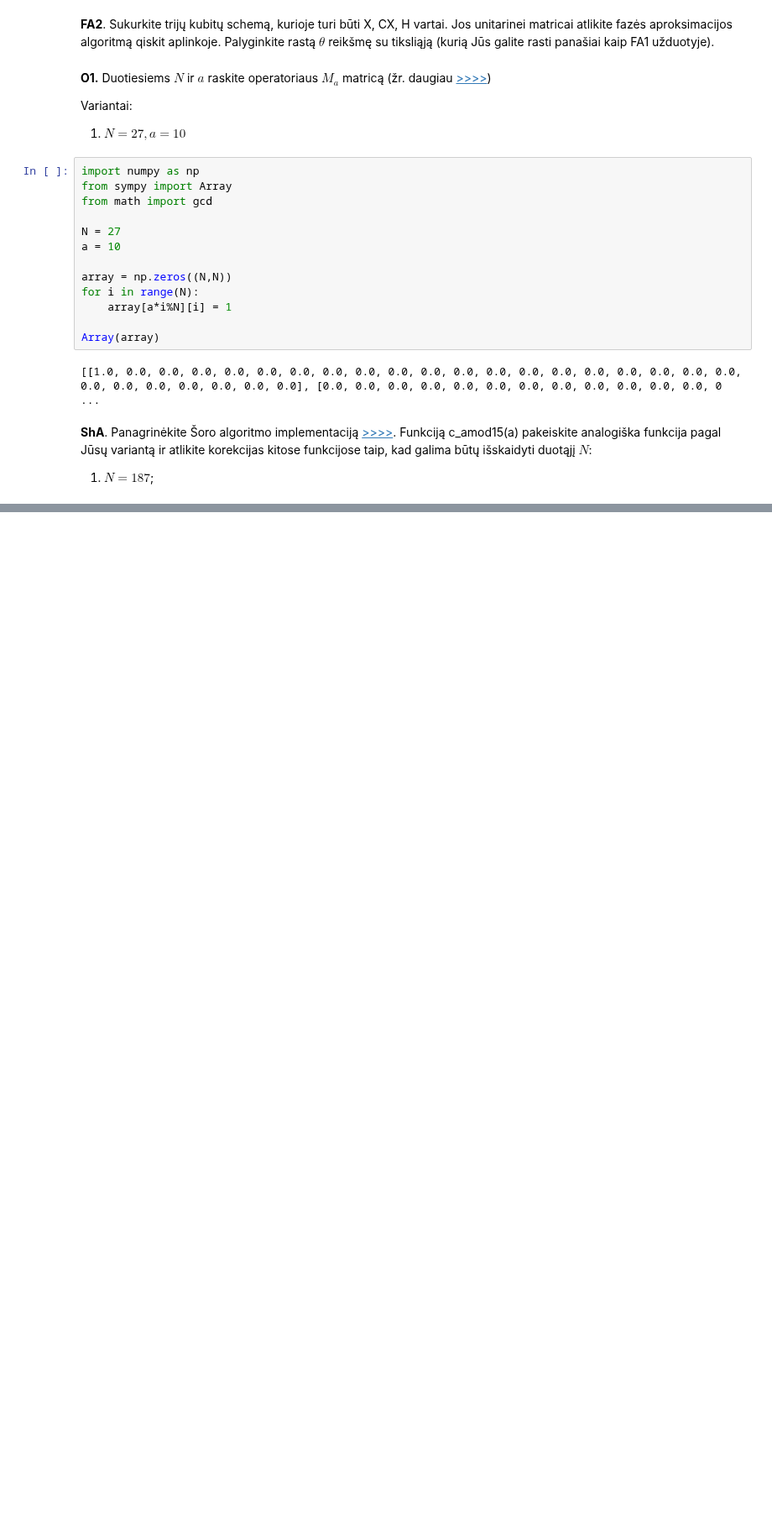
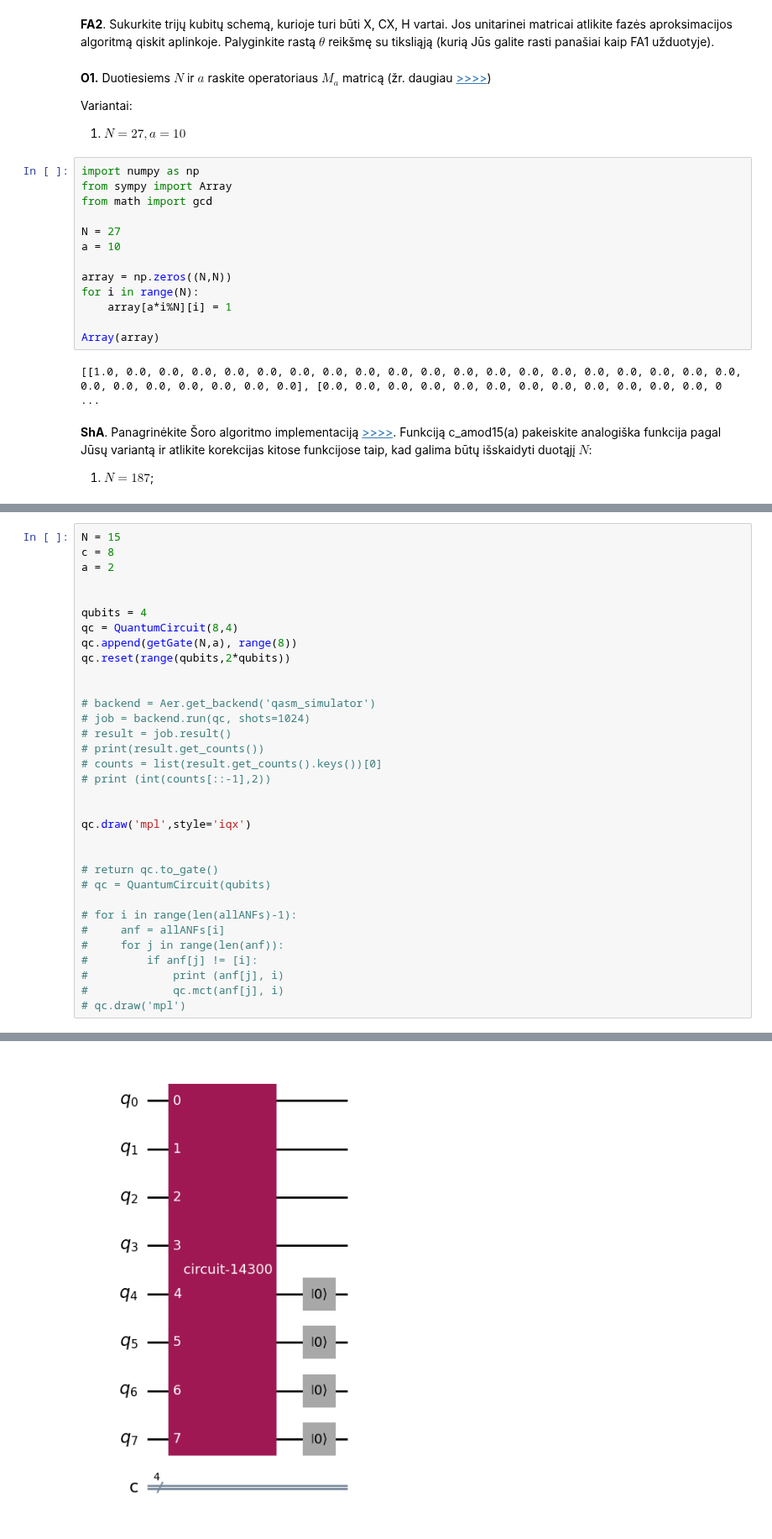
Before and after one commit to cezaris13/QuantumComputing, a Jupyter notebook: Quantum 2 lab/QuantumLab2.2.ipynb, the cells around one changed output, grey strips where cells are left out. Shown at 84% size. Saved outputs shown, nothing was run; the diff lists cells and outputs as text; blank space fills up the shorter version.

```diff
--- a/Quantum 2 lab/QuantumLab2.2.ipynb
+++ b/Quantum 2 lab/QuantumLab2.2.ipynb
@@ -338,0 +421,34 @@ qc.draw('mpl')
+# %%
+N = 15
+c = 8
+a = 2
+
+
+qubits = 4
+qc = QuantumCircuit(8,4)
+qc.append(getGate(N,a), range(8))
+qc.reset(range(qubits,2*qubits))
+
+
+# backend = Aer.get_backend('qasm_simulator')
+# job = backend.run(qc, shots=1024)
+# result = job.result()
+# print(result.get_counts())
+# counts = list(result.get_counts().keys())[0]
+# print (int(counts[::-1],2))
+
+
+qc.draw('mpl',style='iqx')
+
+
+# return qc.to_gate()
+# qc = QuantumCircuit(qubits)
+
+# for i in range(len(allANFs)-1):
+#     anf = allANFs[i]
+#     for j in range(len(anf)):
+#         if anf[j] != [i]:
+#             print (anf[j], i)
+#             qc.mct(anf[j], i)
+# qc.draw('mpl')
+# %% [output]
@@ -338,0 +460 @@ qc.draw('mpl')
+[figure, added]
```
Also changed, not shown: parts of 7 cells of this notebook.
